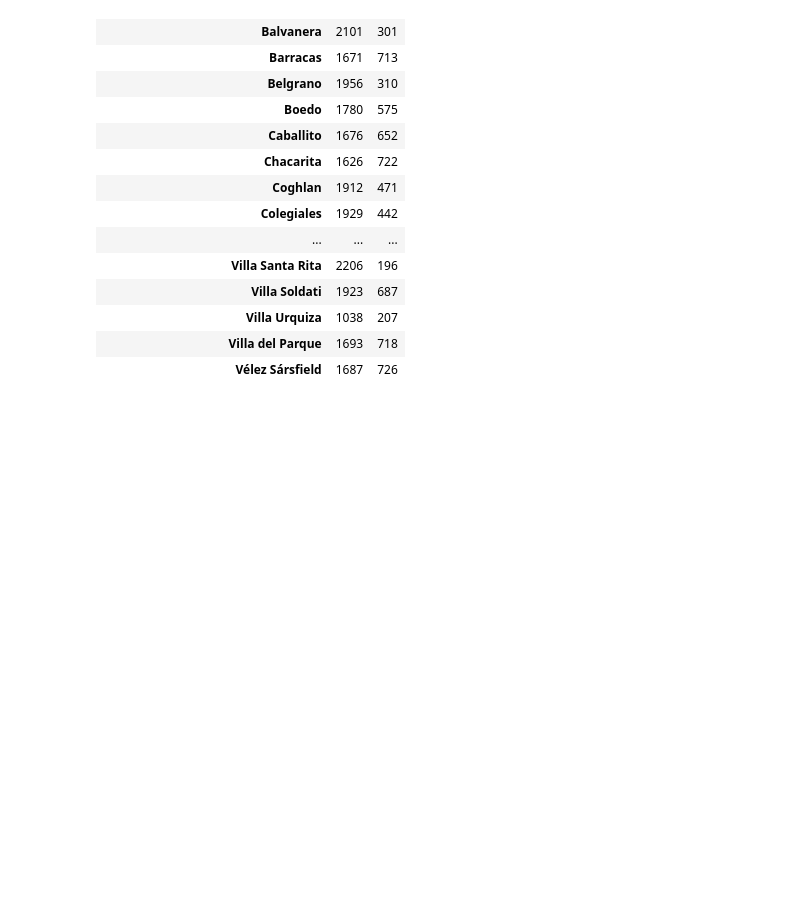
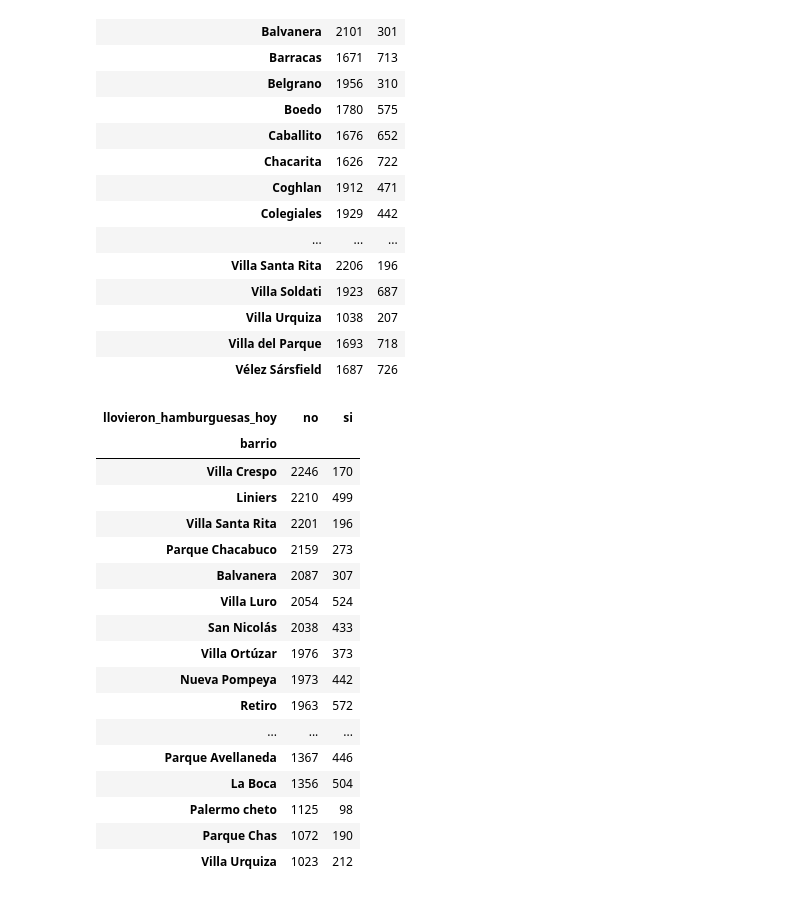
Before and after one commit to aflouret/lluvia-de-hamburguesas, a Jupyter notebook: tp.ipynb, the cells around one changed output. Cells and saved outputs as stored; diff of their text form; code cells hidden in the pictures; blank space fills up the shorter version.

```diff
--- a/tp.ipynb
+++ b/tp.ipynb
@@ -509,6 +504,27 @@ pd.pivot_table(df, index='barrio', columns='llovieron_hamburguesas_al_dia_siguie
 | Villa Urquiza | 1038 | 207 |
 | Villa del Parque | 1693 | 718 |
 | Vélez Sársfield | 1687 | 726 |
+# %%
+pd.pivot_table(df, index='barrio', columns='llovieron_hamburguesas_hoy', aggfunc='size').sort_values(by='no', ascending=False)
+# %% [output]
+| llovieron_hamburguesas_hoy | no | si |
+| barrio |  |  |
+| Villa Crespo | 2246 | 170 |
+| Liniers | 2210 | 499 |
+| Villa Santa Rita | 2201 | 196 |
+| Parque Chacabuco | 2159 | 273 |
+| Balvanera | 2087 | 307 |
+| Villa Luro | 2054 | 524 |
+| San Nicolás | 2038 | 433 |
+| Villa Ortúzar | 1976 | 373 |
+| Nueva Pompeya | 1973 | 442 |
+| Retiro | 1963 | 572 |
+| ... | ... | ... |
+| Parque Avellaneda | 1367 | 446 |
+| La Boca | 1356 | 504 |
+| Palermo cheto | 1125 | 98 |
+| Parque Chas | 1072 | 190 |
+| Villa Urquiza | 1023 | 212 |
 # %%
 ((df[df['llovieron_hamburguesas_al_dia_siguiente'] == 'si'].groupby(df['dia'].dt.month).size())/(df.groupby(df['dia'].dt.month).size())).plot(kind='bar', xlabel='mes')
 # %% [output]
```
Also changed, not shown: parts of 47 cells of this notebook.
